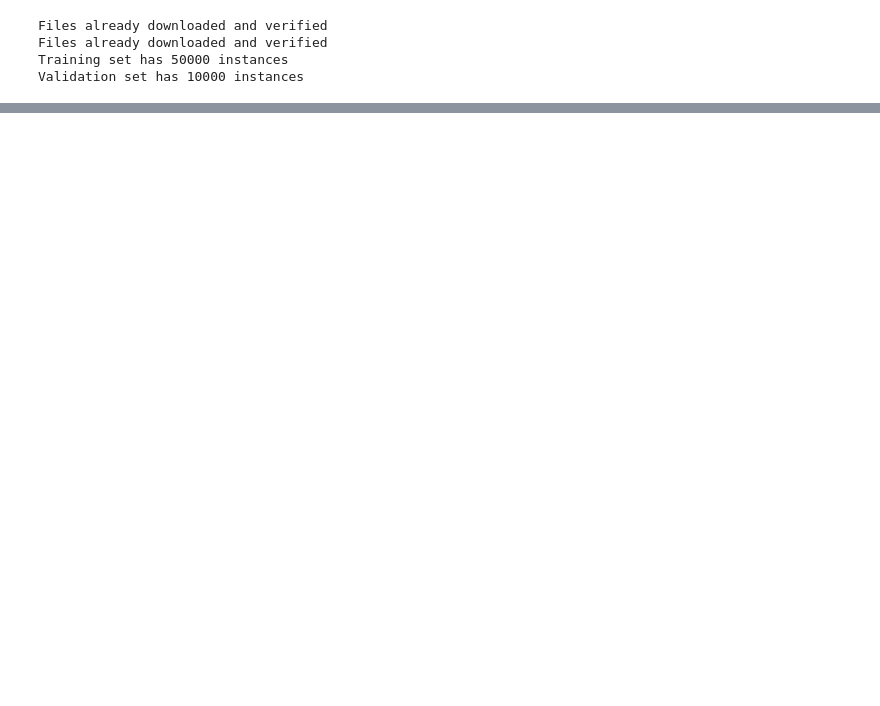
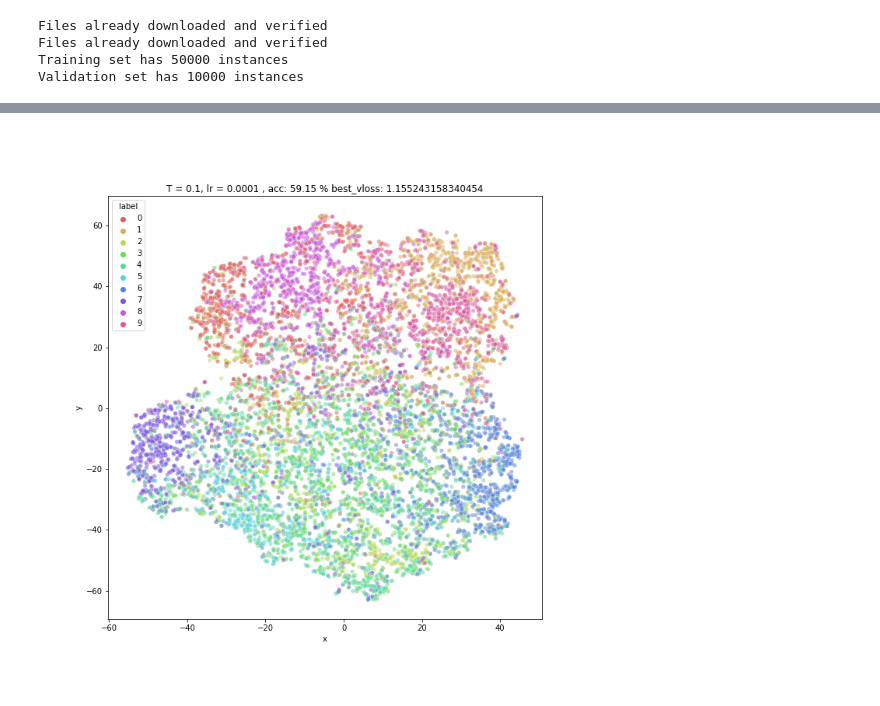
Before and after one commit to gzawadzki-gd/pytorch-softmax, a Jupyter notebook: softmax_T.ipynb, the cells around one changed output, grey strips where cells are left out. Drawn from its saved outputs; the diff is of its cells as text; code cells hidden in the pictures; blank space fills up the shorter version.

```diff
--- a/softmax_T.ipynb
+++ b/softmax_T.ipynb
@@ -288,0 +288,4 @@ plt.savefig(f'plots/{timestamp}.png')
+# %%
+Image(filename=top3.loc[1,"plot_path"])
+# %% [output]
+[figure, added]
```
Also changed, not shown: parts of 24 cells of this notebook, 31 other files.
